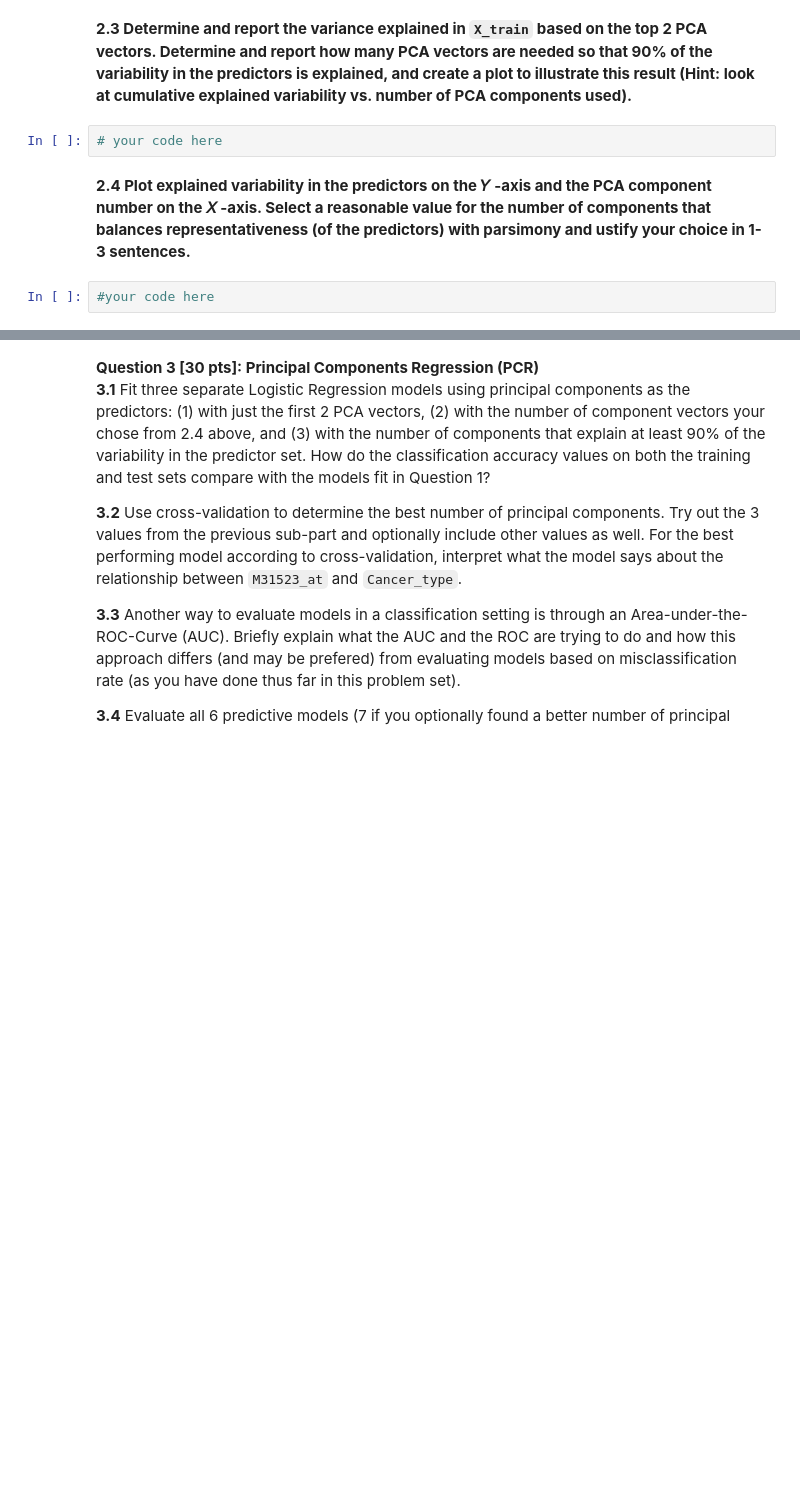
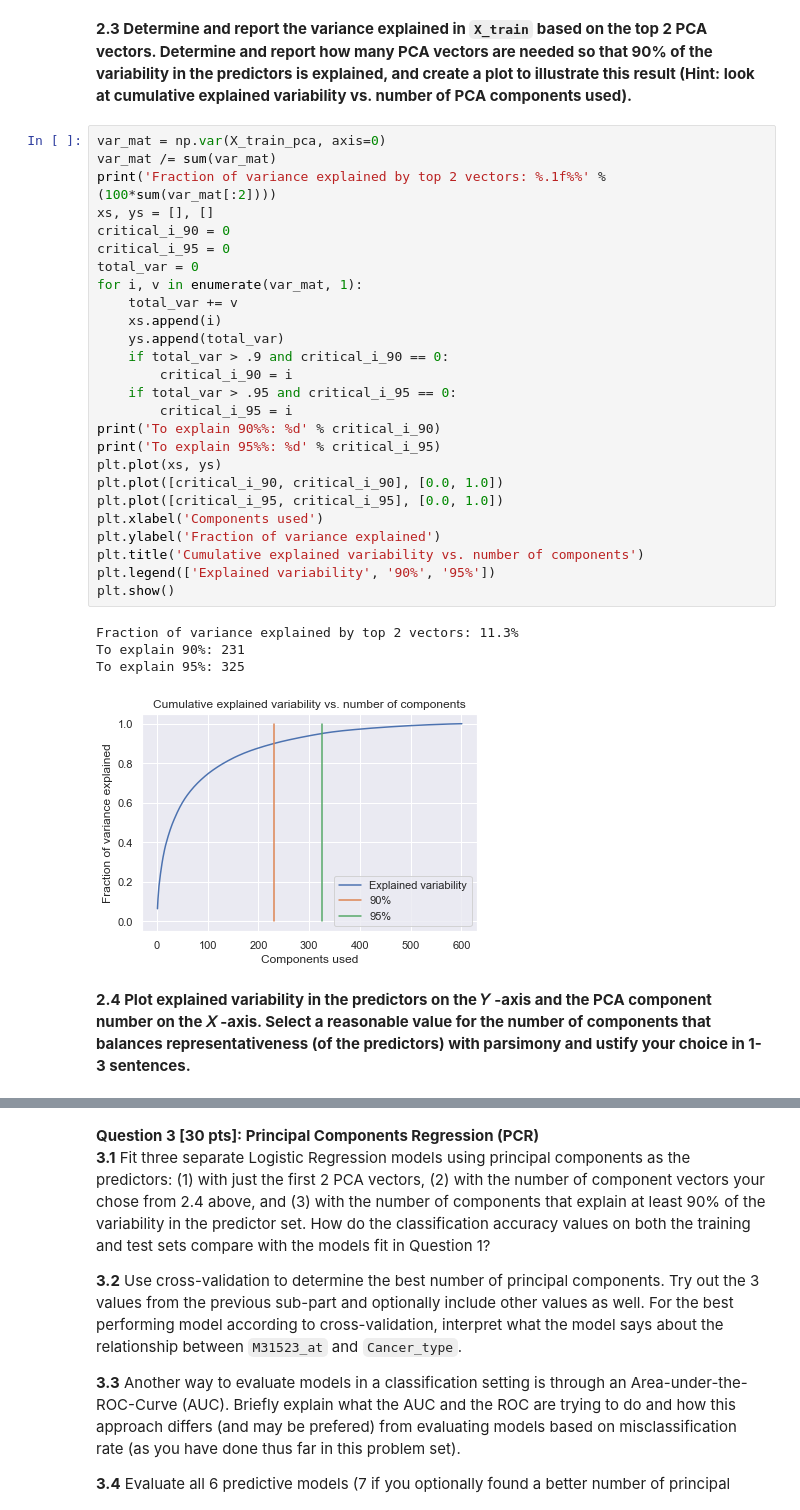
Before and after one commit to katiegrosch/2019-CS109A, a Jupyter notebook: content/homeworks/cs109a_hw5_209/cs109A_HW5_2019.ipynb, the cells around one changed output, grey strips where cells are left out. Saved outputs shown, nothing was run; the diff lists cells and outputs as text; blank space fills up the shorter version.

```diff
--- a/content/homeworks/cs109a_hw5_209/cs109A_HW5_2019.ipynb
+++ b/content/homeworks/cs109a_hw5_209/cs109A_HW5_2019.ipynb
@@ -173,8 +229,35 @@ Misclassification on test: 0.21
 # %% [markdown]
 **2.3 Determine and report the variance explained in `X_train` based on the top 2 PCA vectors.  Determine and report how many PCA vectors are needed so that 90\% of the variability in the predictors is explained, and create a plot to illustrate this result (Hint: look at cumulative explained variability vs. number of PCA components used).**
-# %%
-# your code here
+# %%
+var_mat = np.var(X_train_pca, axis=0)
+var_mat /= sum(var_mat)
+print('Fraction of variance explained by top 2 vectors: %.1f%%' % (100*sum(var_mat[:2])))
+xs, ys = [], []
+critical_i_90 = 0
+critical_i_95 = 0
+total_var = 0
+for i, v in enumerate(var_mat, 1):
+    total_var += v
+    xs.append(i)
+    ys.append(total_var)
+    if total_var > .9 and critical_i_90 == 0:
+        critical_i_90 = i
+    if total_var > .95 and critical_i_95 == 0:
+        critical_i_95 = i
+print('To explain 90%%: %d' % critical_i_90)
+print('To explain 95%%: %d' % critical_i_95)
+plt.plot(xs, ys)
+plt.plot([critical_i_90, critical_i_90], [0.0, 1.0])
+plt.plot([critical_i_95, critical_i_95], [0.0, 1.0])
+plt.xlabel('Components used')
+plt.ylabel('Fraction of variance explained')
+plt.title('Cumulative explained variability vs. number of components')
+plt.legend(['Explained variability', '90%', '95%'])
+plt.show()
+# %% [output]
+Fraction of variance explained by top 2 vectors: 11.3%
+To explain 90%: 231
+To explain 95%: 325
+[figure, added]
 # %% [markdown]
 **2.4 Plot explained variability in the predictors on the  𝑌 -axis and the PCA component number on the 𝑋 -axis. Select a reasonable value for the number of components that balances representativeness (of the predictors) with parsimony and ustify your choice in 1-3 sentences.**
-# %%
-#your code here
```
Also changed, not shown: parts of 57 cells of this notebook.
